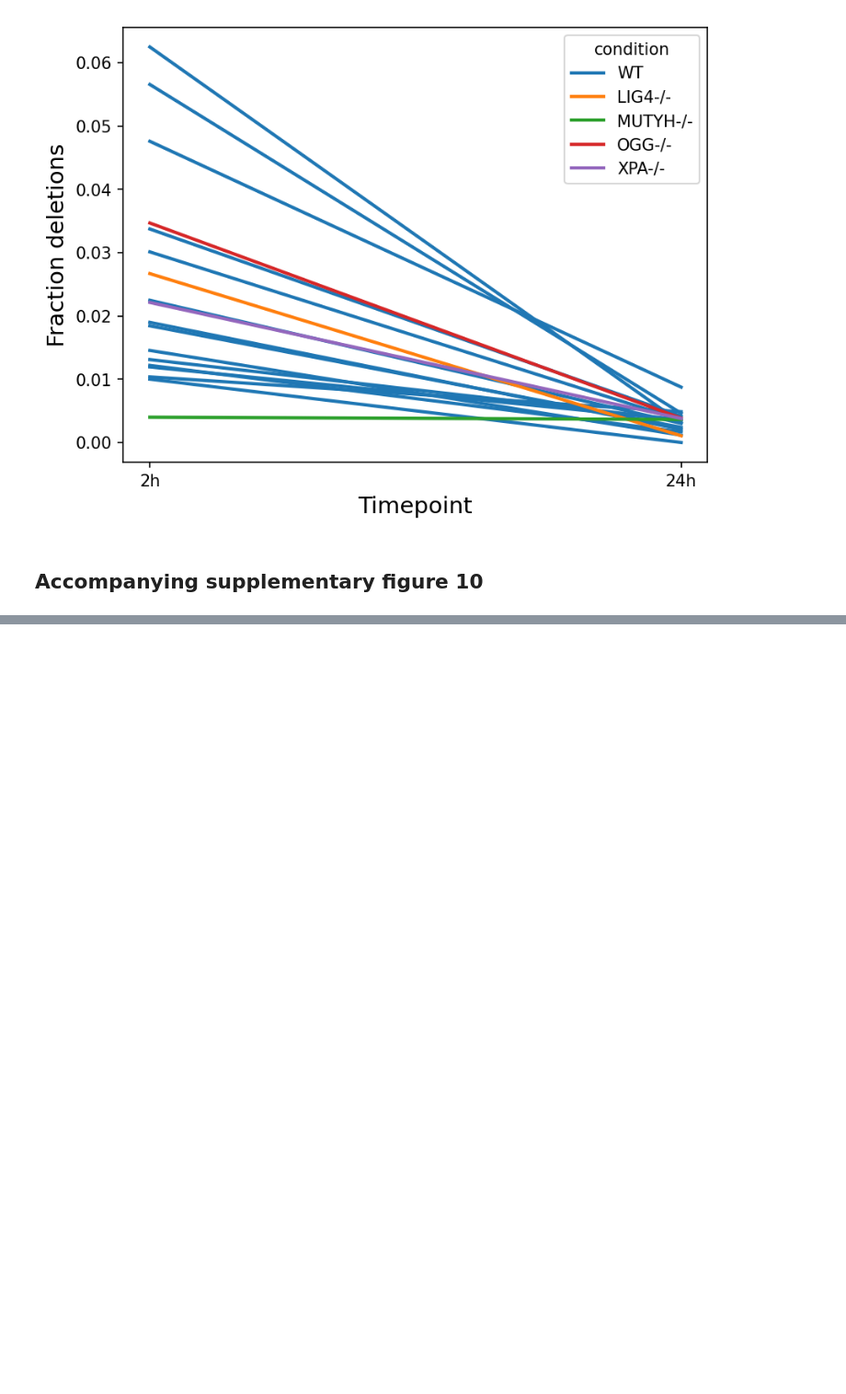
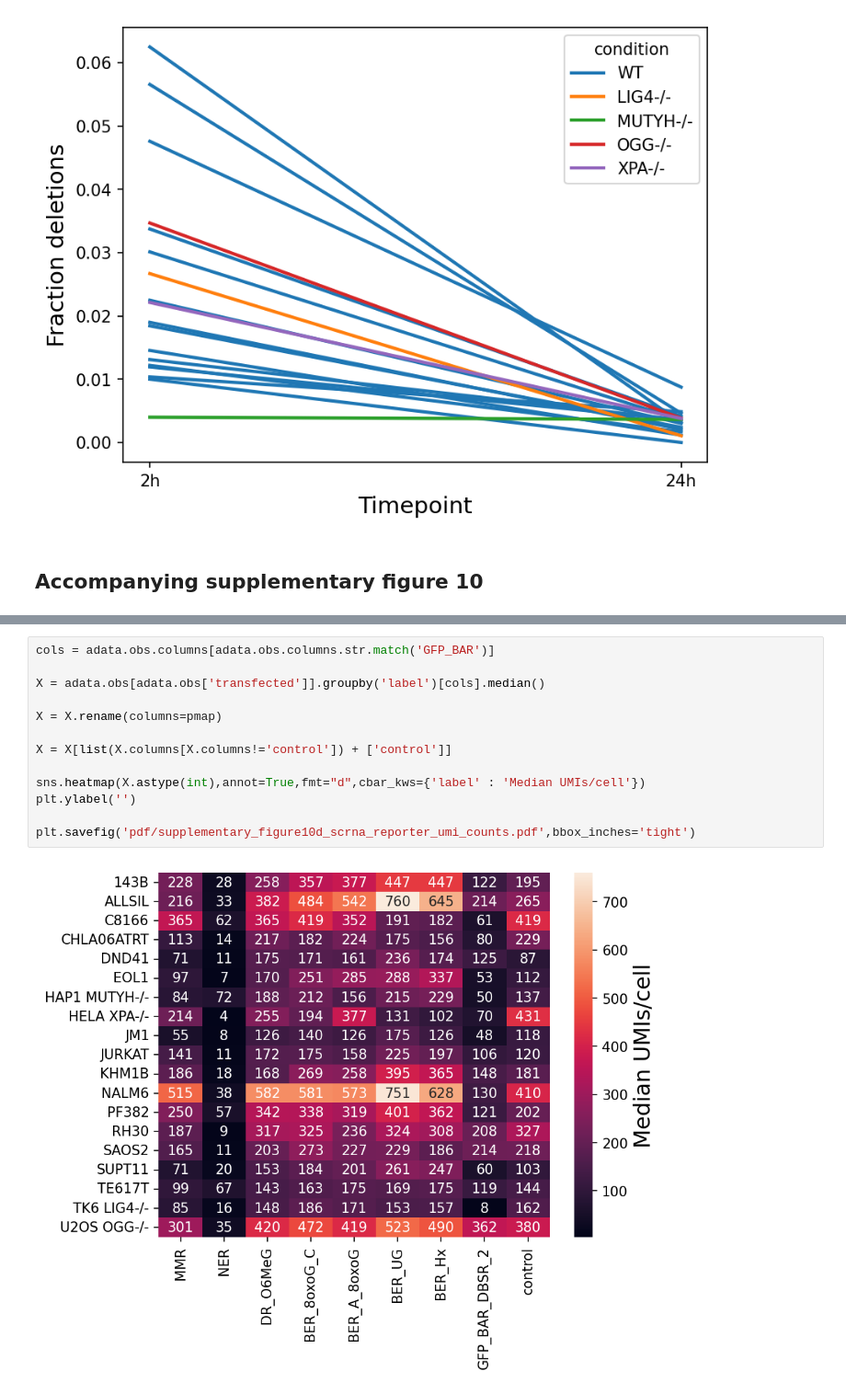
Before and after one commit to getzlab/HCRseq_manuscript_2026, a Jupyter notebook: figures/Figure5.ipynb, the cells around one changed output, grey strips where cells are left out. Shown at 92% size. Saved outputs shown, nothing was run; the diff lists cells and outputs as text; blank space fills up the shorter version.

```diff
--- a/figures/Figure5.ipynb
+++ b/figures/Figure5.ipynb
@@ -232,0 +337,15 @@ plt.savefig('pdf/figure5h_scrna_ber_deletions.pdf')
+# %%
+cols = adata.obs.columns[adata.obs.columns.str.match('GFP_BAR')]
+
+X = adata.obs[adata.obs['transfected']].groupby('label')[cols].median()
+
+X = X.rename(columns=pmap)
+
+X = X[list(X.columns[X.columns!='control']) + ['control']]
+
+sns.heatmap(X.astype(int),annot=True,fmt="d",cbar_kws={'label' : 'Median UMIs/cell'})
+plt.ylabel('')
+
+plt.savefig('pdf/supplementary_figure10d_scrna_reporter_umi_counts.pdf',bbox_inches='tight')
+# %% [output]
+[figure, added]
```
Also changed, not shown: parts of 29 cells of this notebook, 6 other files.
